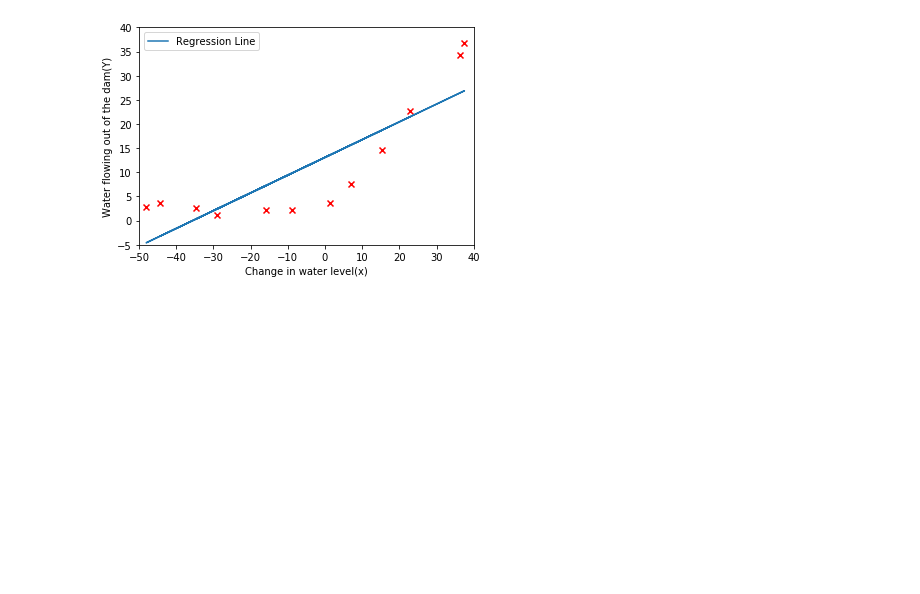
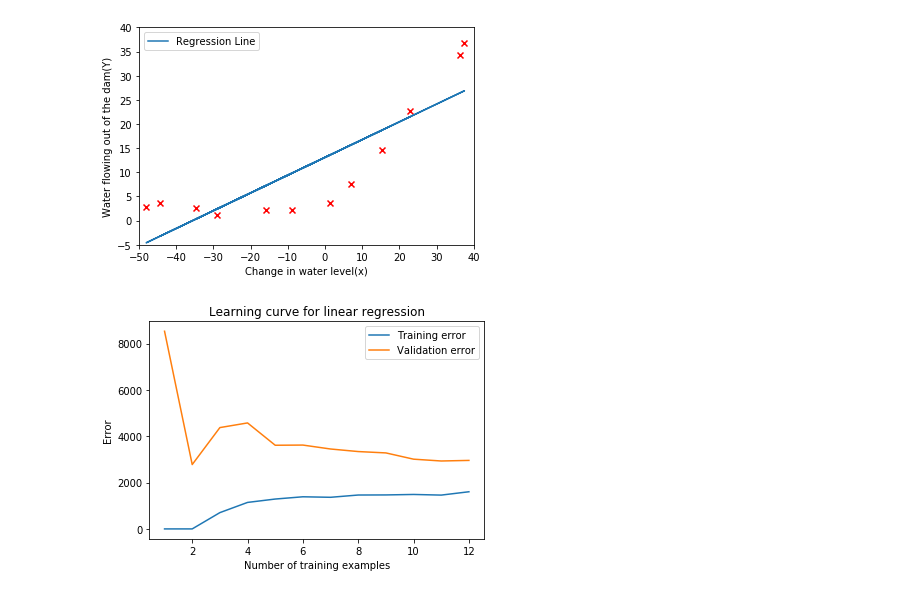
Before and after one commit to GauthamSks/Machine_Learning-Coursera, a Jupyter notebook: Exercise-5A.ipynb, the cells around one changed output. Saved outputs shown, nothing was run; the diff lists cells and outputs as text; code cells hidden in the pictures; blank space fills up the shorter version.

Commit message:
Polynomial regression left

```diff
--- a/Exercise-5A.ipynb
+++ b/Exercise-5A.ipynb
@@ -58,12 +56,14 @@ def CostFn(theta,x,y,r): #here 'r' is the Regularization parameter
     return J
 # %%
 def Gradient(theta,x,y,r):
+    m_train = y.size
     h = x.dot(theta.reshape(-1,1))
     """Here the since we dont want to regularized the bias unit we
        make the 1st row of theta to be zero which is done by the command
        np.r_[[[0]],Theta_initial[1:].reshape(-1,1)]
     """
     G = (1/m_train)*(x.T.dot(h-y))+ (r/m_train)*np.r_[[[0]],theta[1:].reshape(-1,1)]
+    #This is for the minimization routine that wants everything flattened
     return(G.flatten())
 # %%
 Theta_initial = np.ones((Xtrain.shape[1],1))
@@ -76,9 +76,9 @@ Initial_Cost 303.9515255535976
 Initial_Gradient [-15.30301567 598.16741084]
 # %%
 def LinearRegression(x,y,r):
-    Theta1 = np.array([[15],[15]]) #Not optimizing when using initila value as a unit matrix credits Jordi Warmenhoven
+    Theta1 = np.array([[15.],[15.]]) #Not optimizing when using initila value as a unit matrix credits Jordi Warmenhoven
     outPut = minimize(CostFn,Theta1, args=(x,y,r), method=None, jac=Gradient,
-                   options={'maxiter':1000000})
+                   options={'maxiter':5000})
     return(outPut)
 # %%
 result = LinearRegression(Xtrain,Ytrain,0)
@@ -91,3 +91,30 @@ plt.legend(loc='upper left')
 # %% [output]
 <matplotlib.legend.Legend at 0x...>
 [figure]
+# %%
+#The below code is credited to Jordi Warmenhoven
+def learningCurve(X, y, Xval, yval, reg):
+    m = y.size
+
+    error_train = np.zeros((m, 1))
+    error_val = np.zeros((m, 1))
+
+    # X[:i+1] ie the no of rows(training samples) selected at a time
+    for i in np.arange(m):
+        res = LinearRegression(X[:i+1], y[:i+1], reg)
+        error_train[i] = CostFn(res.x, X[:i+1], y[:i+1], reg)
+        error_val[i] = CostFn(res.x, Xval, yval, reg)
+
+    return(error_train, error_val)
+# %%
+t_error, v_error = learningCurve(Xtrain, Ytrain, Xcv, Ycv, 0)
+# %%
+plt.plot(np.arange(1,13), t_error, label='Training error')
+plt.plot(np.arange(1,13), v_error, label='Validation error')
+plt.title('Learning curve for linear regression')
+plt.xlabel('Number of training examples')
+# plt.ylim(0,180)
+plt.ylabel('Error')
+plt.legend();
+# %% [output]
+[figure, added]
```
Also changed, not shown: parts of 2 cells of this notebook.
